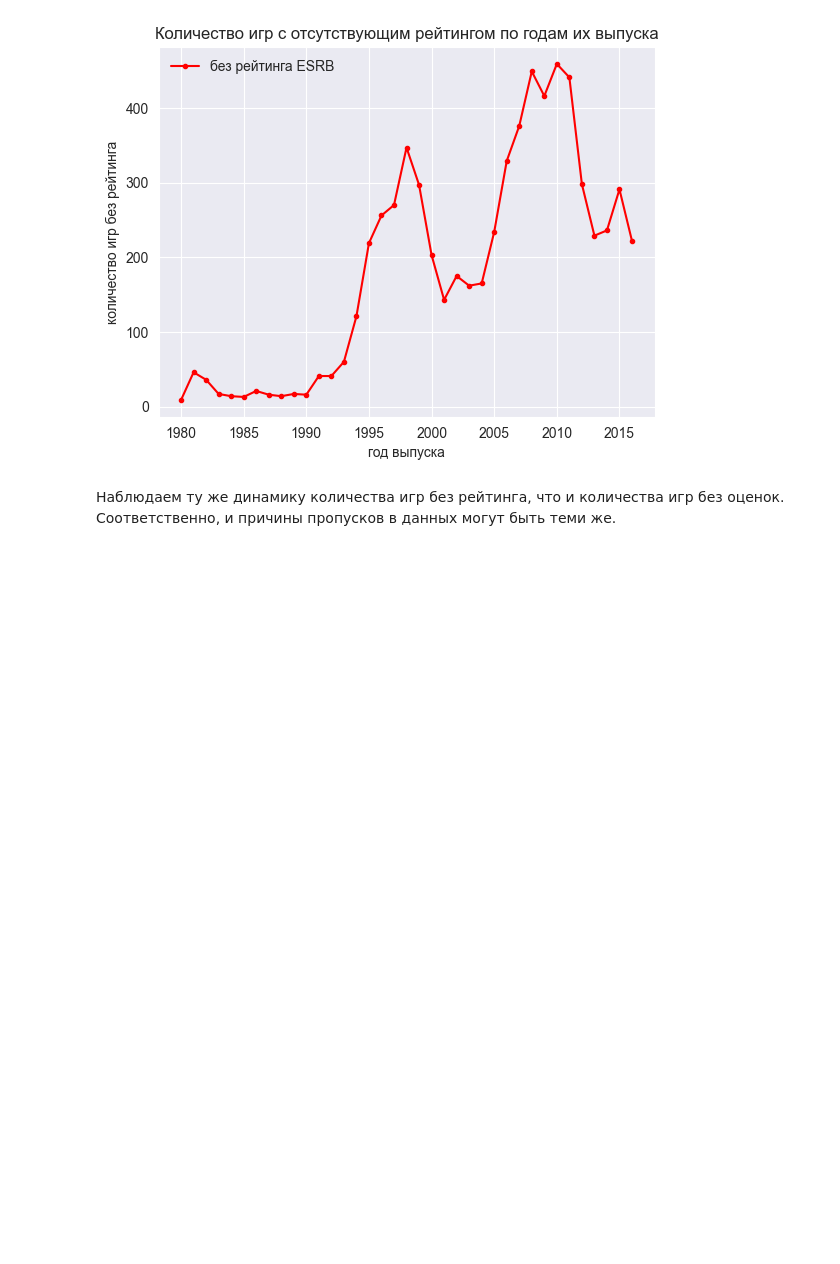
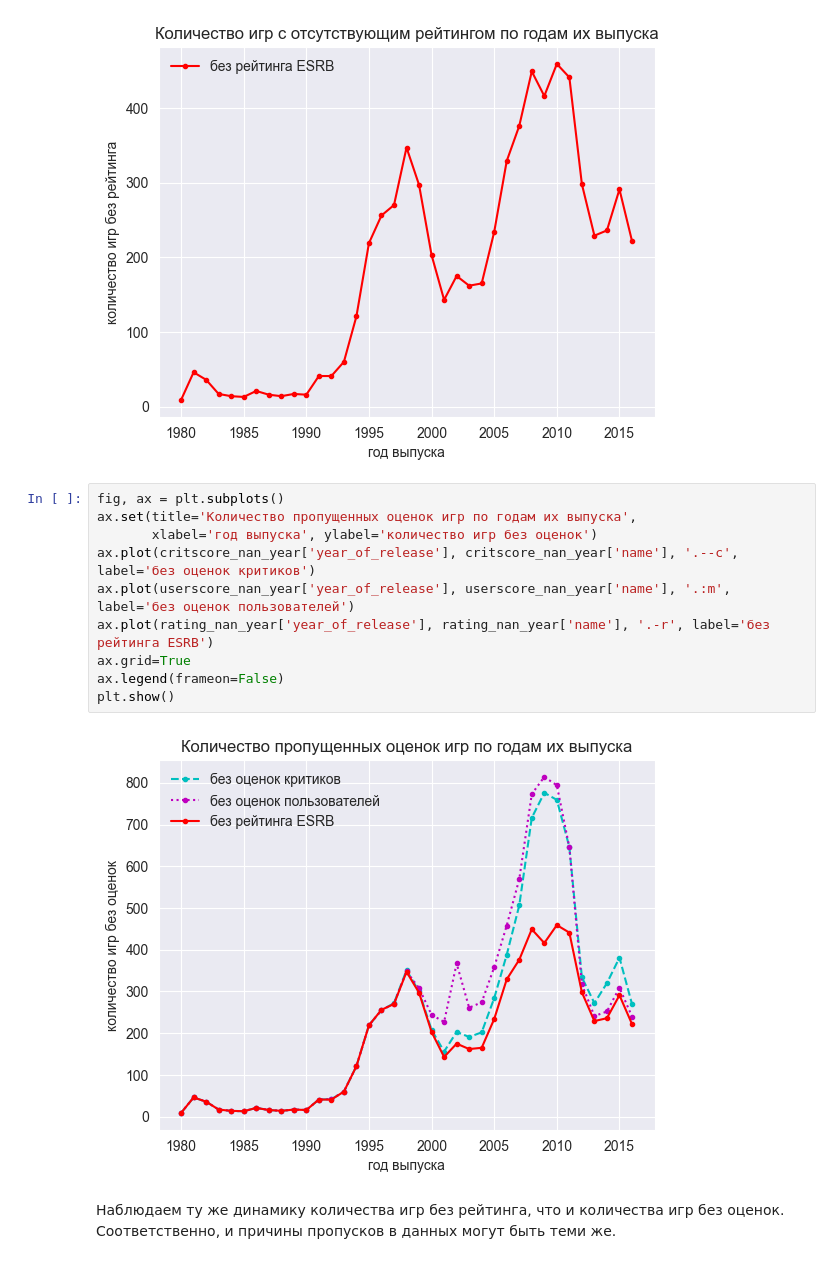
Before and after one commit to som1414/studying_the_patterns_that_determine_the_success_of_game, a Jupyter notebook: games_project.ipynb, the cells around one changed output. Saved outputs shown, nothing was run; the diff lists cells and outputs as text; blank space fills up the shorter version.

```diff
--- a/games_project.ipynb
+++ b/games_project.ipynb
@@ -738,6 +741,18 @@ ax.legend(frameon=False)
 plt.show()
 # %% [output]
 [figure]
+# %%
+fig, ax = plt.subplots()
+ax.set(title='Количество пропущенных оценок игр по годам их выпуска',
+       xlabel='год выпуска', ylabel='количество игр без оценок')
+ax.plot(critscore_nan_year['year_of_release'], critscore_nan_year['name'], '.--c', label='без оценок критиков')
+ax.plot(userscore_nan_year['year_of_release'], userscore_nan_year['name'], '.:m', label='без оценок пользователей')
+ax.plot(rating_nan_year['year_of_release'], rating_nan_year['name'], '.-r', label='без рейтинга ESRB')
+ax.grid=True
+ax.legend(frameon=False)
+plt.show()
+# %% [output]
+[figure, added]
 # %% [markdown]
 Наблюдаем ту же динамику количества игр без рейтинга, что и количества игр без оценок. Соответственно, и причины пропусков в данных могут быть теми же.
 # %% [markdown]
```
Also changed, not shown: parts of 28 cells of this notebook.
